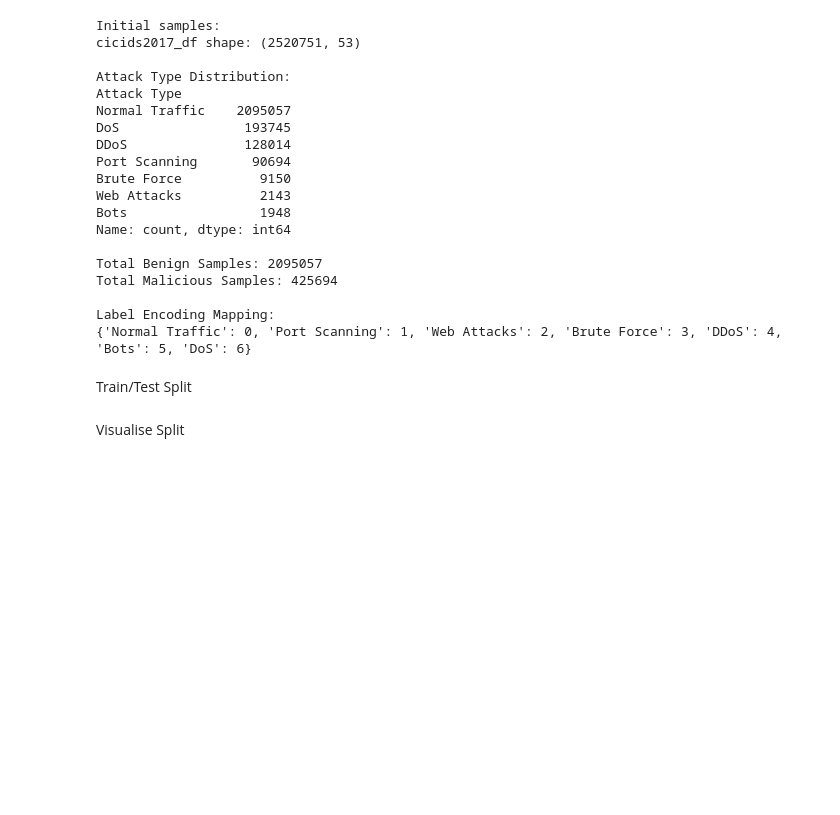
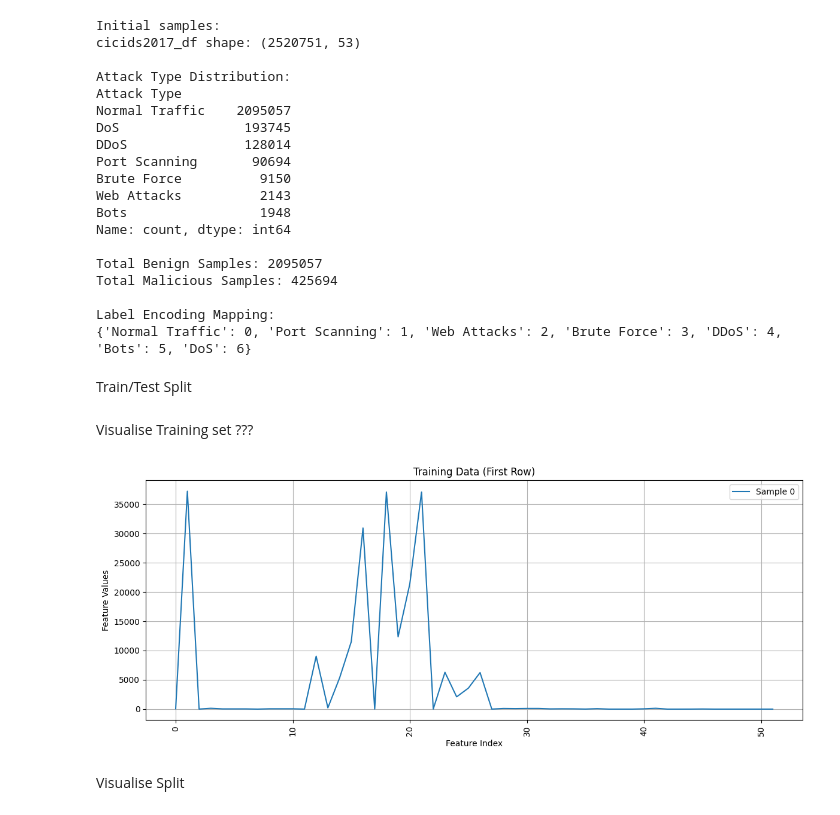
Before and after one commit to SianC7/LAIDS, a Jupyter notebook: Sian's_Autoencoder.ipynb, the cells around one changed output. Saved outputs shown, nothing was run; the diff lists cells and outputs as text; code cells hidden in the pictures; blank space fills up the shorter version.

```diff
--- a/Sian's_Autoencoder.ipynb
+++ b/Sian's_Autoencoder.ipynb
@@ -104,6 +104,28 @@ y_test = pd.concat([y_test, y_malicious], ignore_index=True)
 X_train, y_train = shuffle(X_train, y_train, random_state=42)
 X_val, y_val = shuffle(X_val, y_val, random_state=42)
 X_test, y_test = shuffle(X_test, y_test, random_state=42)
+# %% [markdown]
+Visualise Training set ???
+# %%
+import matplotlib.pyplot as plt
+
+# Use range for x-axis labels as X_train is a NumPy array
+x_labels = range(X_train.shape[1])
+
+plt.figure(figsize=(12, 5))  # Wider figure
+plt.plot(x_labels, X_train.iloc[0], label='Sample 0') # Access the first row using array indexing
+plt.title("Training Data (First Row)")
+plt.xlabel("Feature Index")
+plt.ylabel("Feature Values")
+plt.grid(True)
+plt.legend()
+
+# Fix x-axis ticks
+plt.xticks(rotation=90)  # Rotate if labels are long
+plt.tight_layout()
+plt.show()
+# %% [output]
+[figure, added]
 # %% [markdown]
 Visualise Split
 # %%
```
Also changed, not shown: parts of 9 cells of this notebook.
